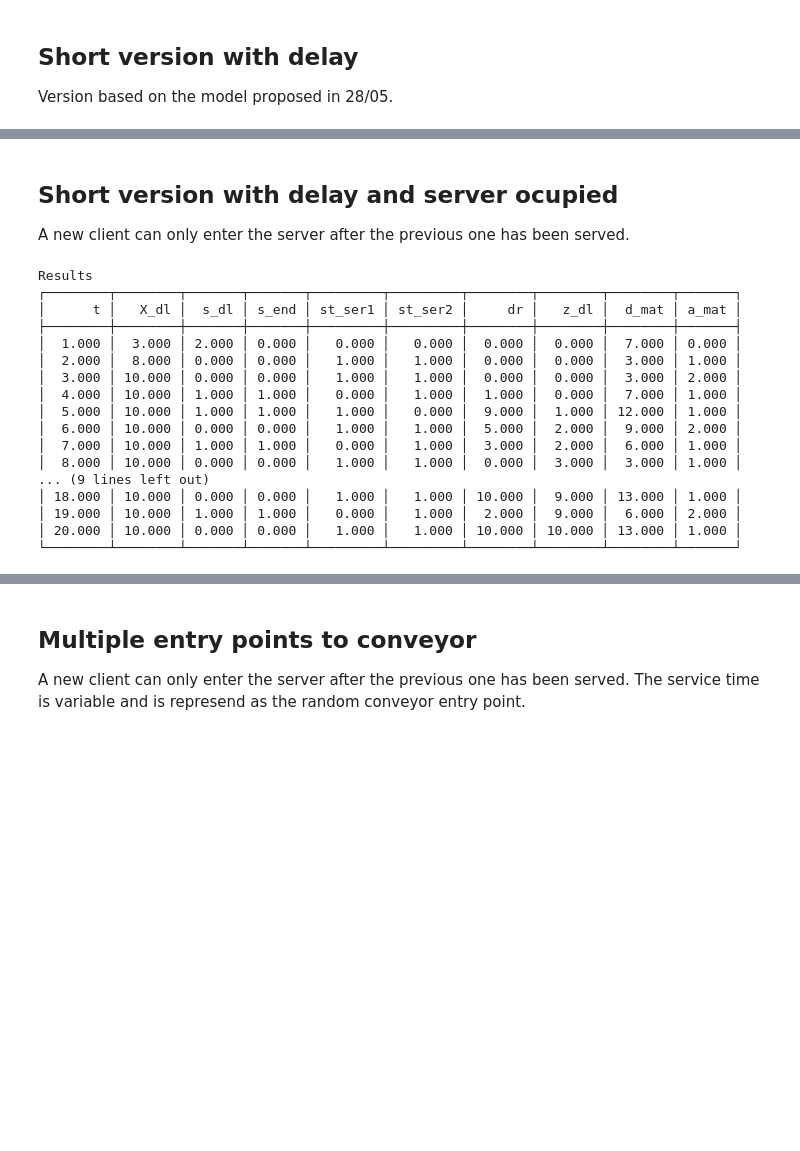
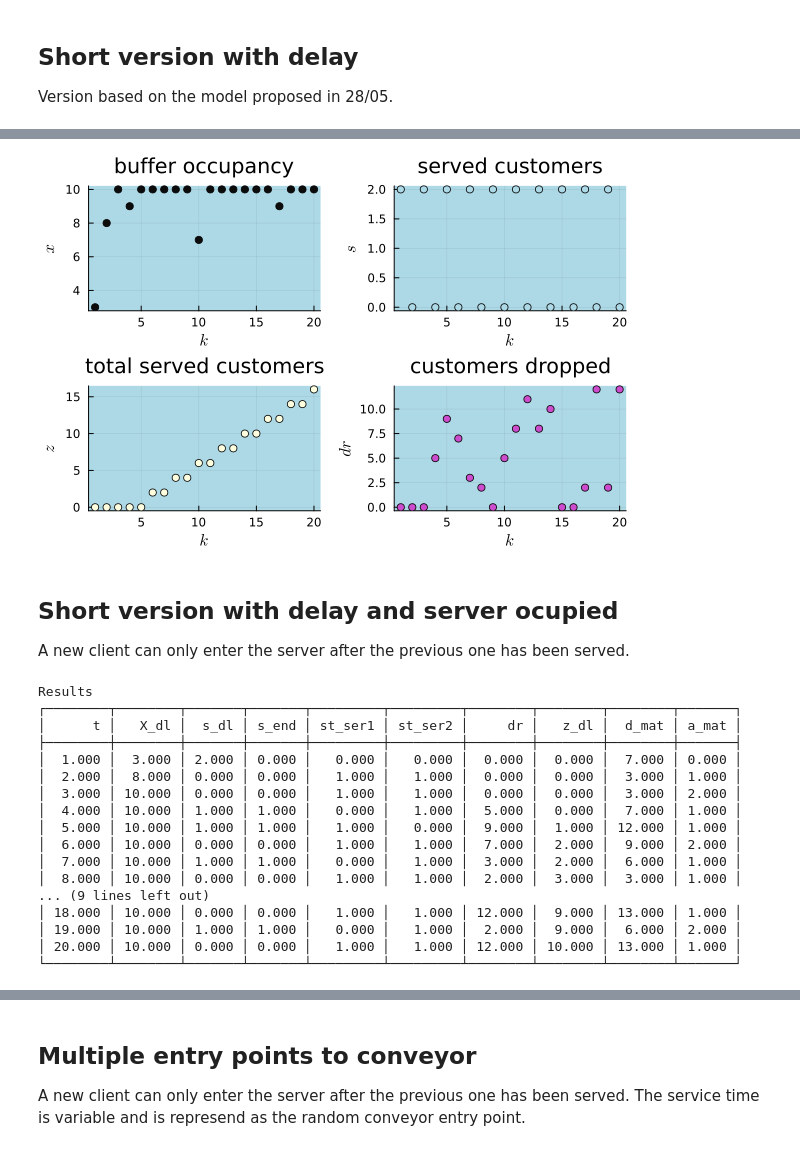
Before and after one commit to marina-daumas/tcc, a Jupyter notebook: v0_conveyor/simulator.ipynb, the cells around one changed output, grey strips where cells are left out. Saved outputs shown, nothing was run; the diff lists cells and outputs as text; code cells hidden in the pictures; blank space fills up the shorter version.

```diff
--- a/v0_conveyor/simulator.ipynb
+++ b/v0_conveyor/simulator.ipynb
@@ -89,14 +106,14 @@ Results
 Version based on the model proposed in 28/05.
 # %%
 # State variables
-X_dl = zeros(Int, horiz+1)     # current number of customers in queue x(k)
-s_dl = zeros(Int, horiz+1)     # number of served customers per timestep
-dr_dl = zeros(Int, horiz)      # dropped due to full buffer
-z_dl = zeros(Int, horiz+1)     # custumers served
+X = zeros(Int, horiz+1)     # current number of customers in queue x(k)
+s = zeros(Int, horiz+1)     # number of served customers per timestep
+dr = zeros(Int, horiz)      # dropped due to full buffer
+z = zeros(Int, horiz+1)     # custumers served
 
-X_dl[1] = 3  # initial state
-s_dl[1] = 0
-z_dl[1] = 0
+X[1] = 3  # initial state
+s[1] = 0
+z[1] = 0
 
 # Servers
 t_ser = 4 # time to serve one customer
@@ -110,29 +127,29 @@ for k in 1:horiz
         st_ser[i] = conv_ser[i, 1] # get the state of server i
 
         # If server is free, start serving a customer
-        if st_ser[i] == 0 && X_dl[k] > 0
-            s_dl[k] += 1
+        if st_ser[i] == 0 && X[k] > 0
+            s[k] += 1
             conv_ser[i, 1] = 1
         else
             conv_ser[i, 1] = 0
         end
     end
 
-    X_dl[k+1] = X_dl[k] + d[k] - s_dl[k] -a[k]
+    X[k+1] = X[k] + d[k] - s[k] -a[k]
 
     # If queue exceeds max length, drop excess
-    if X_dl[k+1] > XM
-        dr_dl[k] = X_dl[k+1] - XM  # dropped calls due to full queue
-        X_dl[k+1] = XM
+    if X[k+1] > XM
+        dr[k] = X[k+1] - XM  # dropped calls due to full queue
+        X[k+1] = XM
     else
-        dr_dl[k] = 0
+        dr[k] = 0
     end
 
     # Served custumers counted only after the service time
     if k <= t_ser
-        z_dl[k+1] = 0
+        z[k+1] = 0
     else
-        z_dl[k+1] = z_dl[k] + s_dl[k-t_ser]
+        z[k+1] = z[k] + s[k-t_ser]
     end
 
 end
@@ -160,4 +177,12 @@ Results
 └────────┴────────┴───────┴────────┴────────┴────────┴───────┘
+# %%
+evolution = [X[1:horiz,1], s[1:horiz,1], z[1:horiz,1], dr]
+ylabel = [L"x" L"s" L"z" L"dr"]
+title = ["buffer occupancy" "served customers" "total served customers" "customers dropped"]
+
+plotData(evolution, ylabel, title)
+# %% [output]
+[figure, added]
 # %% [markdown]
 ## Short version with delay and server ocupied
 A new client can only enter the server after the previous one has been served.
@@ -242,13 +267,13 @@ Results
 │  1.000 │  3.000 │ 2.000 │ 0.000 │   0.000 │   0.000 │  0.000 │  0.000 │  7.000 │ 0.000 │
 │  2.000 │  8.000 │ 0.000 │ 0.000 │   1.000 │   1.000 │  0.000 │  0.000 │  3.000 │ 1.000 │
 │  3.000 │ 10.000 │ 0.000 │ 0.000 │   1.000 │   1.000 │  0.000 │  0.000 │  3.000 │ 2.000 │
-│  4.000 │ 10.000 │ 1.000 │ 1.000 │   0.000 │   1.000 │  1.000 │  0.000 │  7.000 │ 1.000 │
+│  4.000 │ 10.000 │ 1.000 │ 1.000 │   0.000 │   1.000 │  5.000 │  0.000 │  7.000 │ 1.000 │
 │  5.000 │ 10.000 │ 1.000 │ 1.000 │   1.000 │   0.000 │  9.000 │  1.000 │ 12.000 │ 1.000 │
-│  6.000 │ 10.000 │ 0.000 │ 0.000 │   1.000 │   1.000 │  5.000 │  2.000 │  9.000 │ 2.000 │
+│  6.000 │ 10.000 │ 0.000 │ 0.000 │   1.000 │   1.000 │  7.000 │  2.000 │  9.000 │ 2.000 │
 │  7.000 │ 10.000 │ 1.000 │ 1.000 │   0.000 │   1.000 │  3.000 │  2.000 │  6.000 │ 1.000 │
-│  8.000 │ 10.000 │ 0.000 │ 0.000 │   1.000 │   1.000 │  0.000 │  3.000 │  3.000 │ 1.000 │
+│  8.000 │ 10.000 │ 0.000 │ 0.000 │   1.000 │   1.000 │  2.000 │  3.000 │  3.000 │ 1.000 │
 ... (9 lines left out)
-│ 18.000 │ 10.000 │ 0.000 │ 0.000 │   1.000 │   1.000 │ 10.000 │  9.000 │ 13.000 │ 1.000 │
+│ 18.000 │ 10.000 │ 0.000 │ 0.000 │   1.000 │   1.000 │ 12.000 │  9.000 │ 13.000 │ 1.000 │
 │ 19.000 │ 10.000 │ 1.000 │ 1.000 │   0.000 │   1.000 │  2.000 │  9.000 │  6.000 │ 2.000 │
-│ 20.000 │ 10.000 │ 0.000 │ 0.000 │   1.000 │   1.000 │ 10.000 │ 10.000 │ 13.000 │ 1.000 │
+│ 20.000 │ 10.000 │ 0.000 │ 0.000 │   1.000 │   1.000 │ 12.000 │ 10.000 │ 13.000 │ 1.000 │
 └────────┴────────┴───────┴───────┴─────────┴─────────┴────────┴────────┴────────┴───────┘
```
Also changed, not shown: parts of 11 cells of this notebook.
